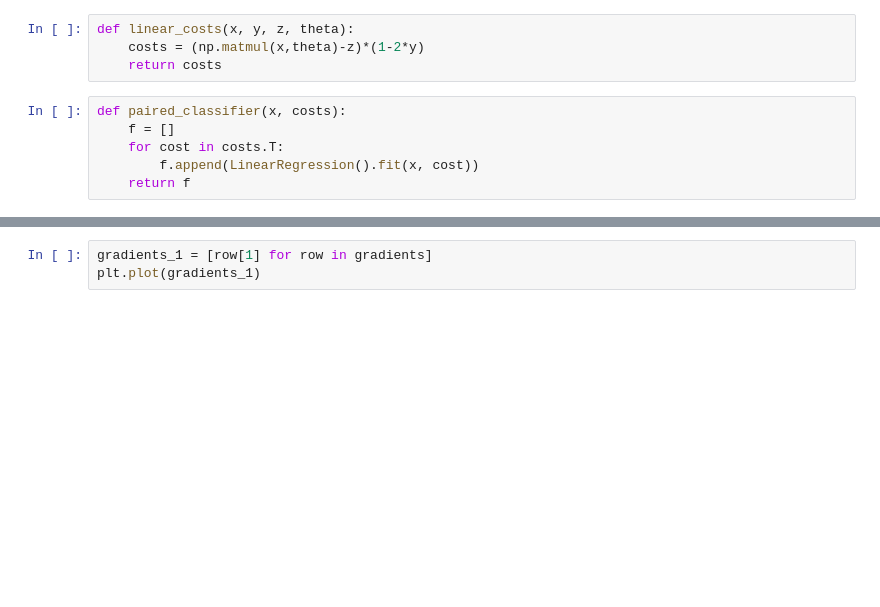
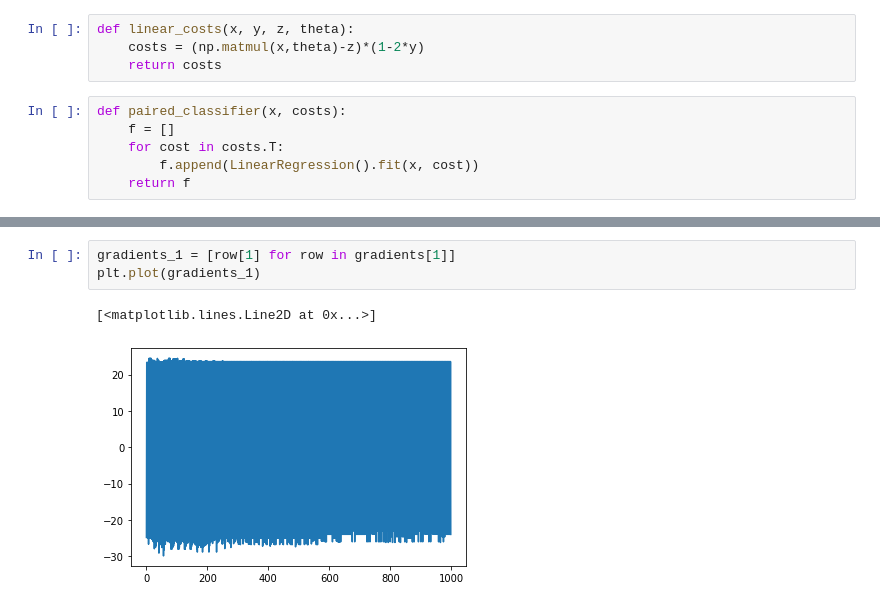
Before and after one commit to emilydiana/fairnessProxies, a Jupyter notebook: LinearProxies_JupyterNotebook.ipynb, the cells around one changed output, grey strips where cells are left out. Cells and saved outputs as stored; diff of their text form; blank space fills up the shorter version.

```diff
--- a/LinearProxies_JupyterNotebook.ipynb
+++ b/LinearProxies_JupyterNotebook.ipynb
@@ -98,3 +87,6 @@ plt.plot(gradients_0)
 # %%
-gradients_1 = [row[1] for row in gradients]
+gradients_1 = [row[1] for row in gradients[1]]
 plt.plot(gradients_1)
+# %% [output]
+[<matplotlib.lines.Line2D at 0x...>]
+[figure, added]
```
Also changed, not shown: parts of 7 cells of this notebook.
